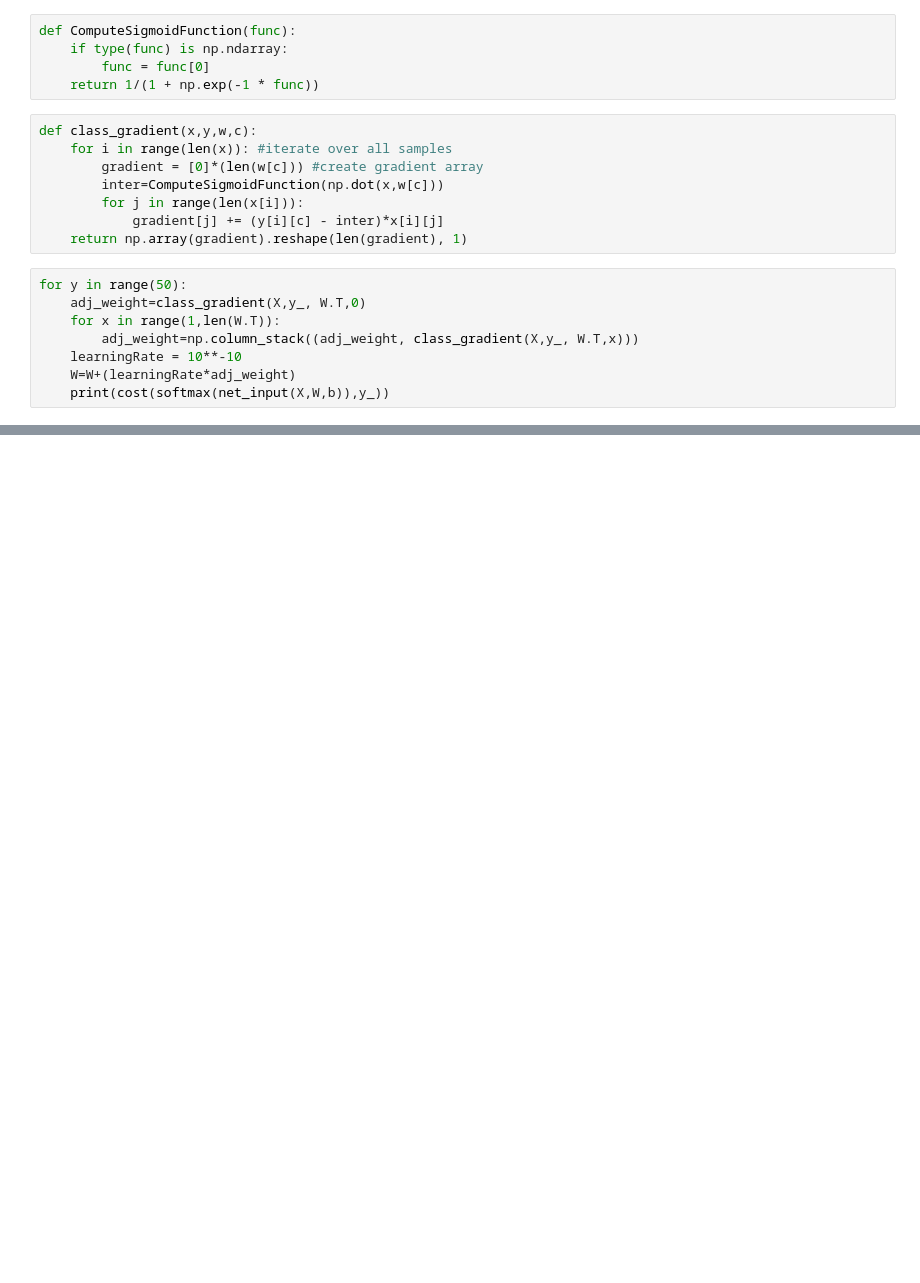
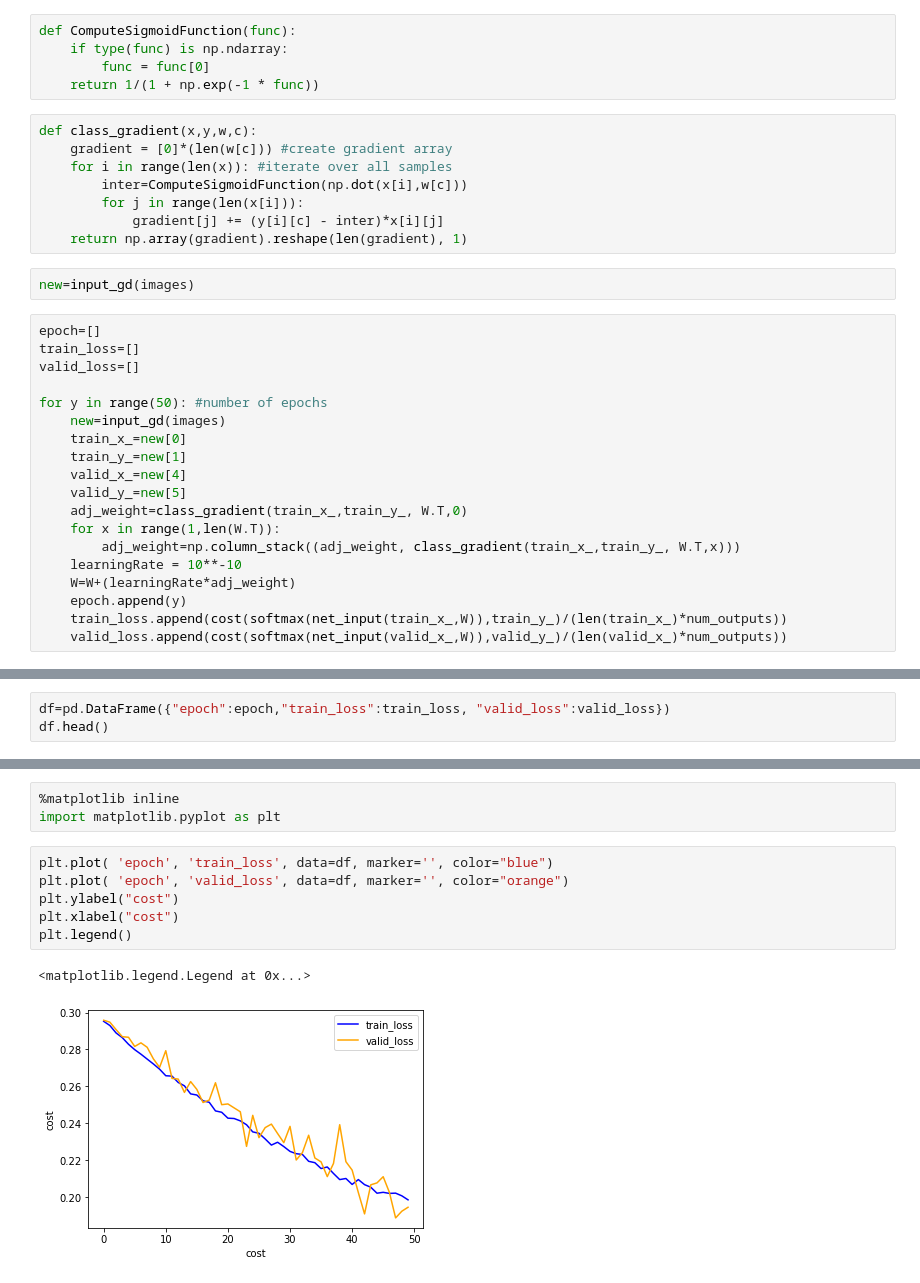
Before and after one commit to adamklie/CSE253_PA1, a Jupyter notebook: softmaxv2.ipynb, the cells around one changed output, grey strips where cells are left out. Saved outputs shown, nothing was run; the diff lists cells and outputs as text; blank space fills up the shorter version.

```diff
--- a/softmaxv2.ipynb
+++ b/softmaxv2.ipynb
@@ -166,17 +184,30 @@ def ComputeSigmoidFunction(func):
     return 1/(1 + np.exp(-1 * func))
 # %%
 def class_gradient(x,y,w,c):
+    gradient = [0]*(len(w[c])) #create gradient array
     for i in range(len(x)): #iterate over all samples
-        gradient = [0]*(len(w[c])) #create gradient array
-        inter=ComputeSigmoidFunction(np.dot(x,w[c]))
+        inter=ComputeSigmoidFunction(np.dot(x[i],w[c]))
         for j in range(len(x[i])):
             gradient[j] += (y[i][c] - inter)*x[i][j]
     return np.array(gradient).reshape(len(gradient), 1)
+# %%
+new=input_gd(images)
 # %%
-for y in range(50):
-    adj_weight=class_gradient(X,y_, W.T,0)
+epoch=[]
+train_loss=[]
+valid_loss=[]
+
+for y in range(50): #number of epochs
+    new=input_gd(images)
+    train_x_=new[0]
+    train_y_=new[1]
+    valid_x_=new[4]
+    valid_y_=new[5]
+    adj_weight=class_gradient(train_x_,train_y_, W.T,0)
     for x in range(1,len(W.T)):
-        adj_weight=np.column_stack((adj_weight, class_gradient(X,y_, W.T,x)))
+        adj_weight=np.column_stack((adj_weight, class_gradient(train_x_,train_y_, W.T,x)))
     learningRate = 10**-10
     W=W+(learningRate*adj_weight)
-    print(cost(softmax(net_input(X,W,b)),y_))
+    epoch.append(y)
+    train_loss.append(cost(softmax(net_input(train_x_,W)),train_y_)/(len(train_x_)*num_outputs))
+    valid_loss.append(cost(softmax(net_input(valid_x_,W)),valid_y_)/(len(valid_x_)*num_outputs))
@@ -212,0 +214,3 @@ cost(softmax(net_input(X,a,b)),y_)
+# %%
+df=pd.DataFrame({"epoch":epoch,"train_loss":train_loss, "valid_loss":valid_loss})
+df.head()
@@ -212,0 +224,12 @@ cost(softmax(net_input(X,a,b)),y_)
+# %%
+%matplotlib inline
+import matplotlib.pyplot as plt
+# %%
+plt.plot( 'epoch', 'train_loss', data=df, marker='', color="blue")
+plt.plot( 'epoch', 'valid_loss', data=df, marker='', color="orange")
+plt.ylabel("cost")
+plt.xlabel("cost")
+plt.legend()
+# %% [output]
+<matplotlib.legend.Legend at 0x...>
+[figure, added]
```
Also changed, not shown: parts of 44 cells of this notebook.
